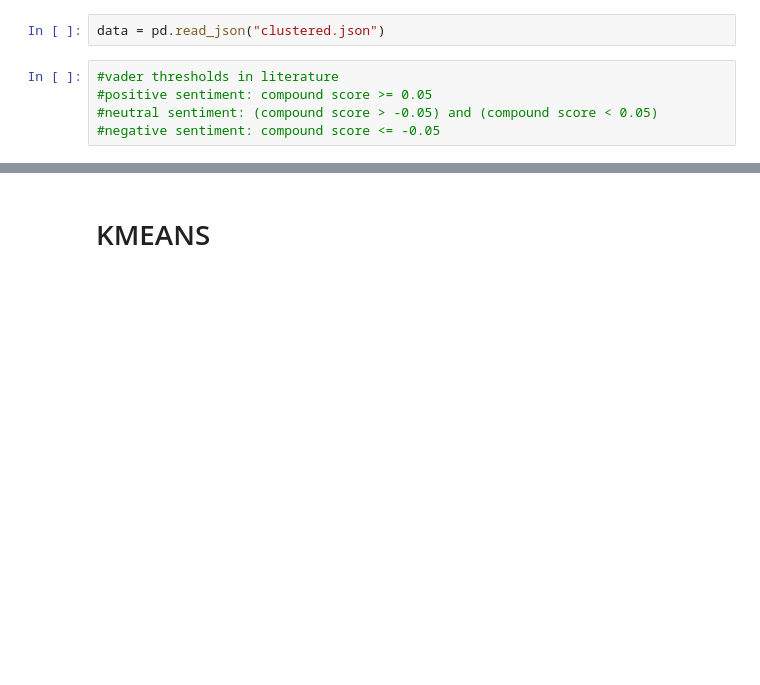
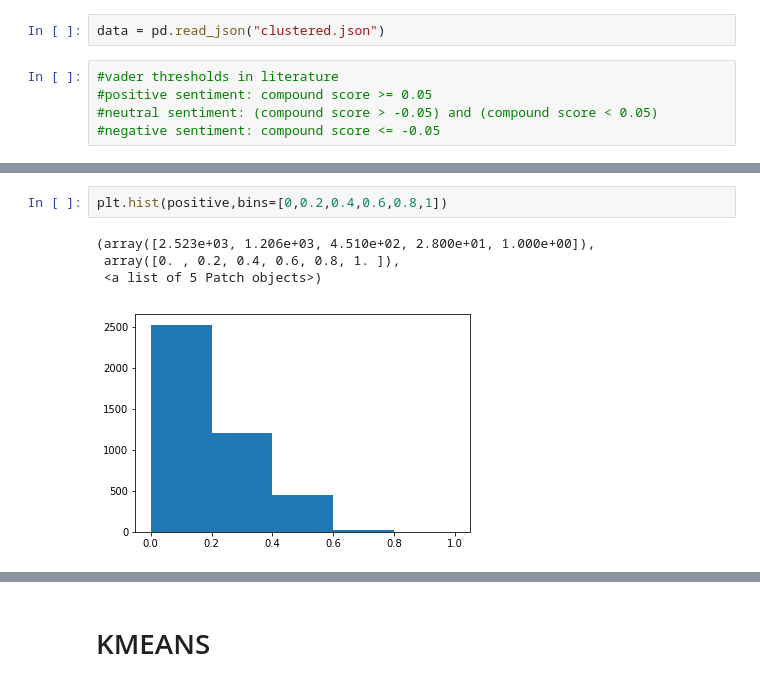
Before and after one commit to Gneur11/TextAnalytics, a Jupyter notebook: clusterAttempt.ipynb, the cells around one changed output, grey strips where cells are left out. Saved outputs shown, nothing was run; the diff lists cells and outputs as text; blank space fills up the shorter version.

```diff
--- a/clusterAttempt.ipynb
+++ b/clusterAttempt.ipynb
@@ -47,0 +51,7 @@ data["vaderScore"] = scores
+# %%
+plt.hist(positive,bins=[0,0.2,0.4,0.6,0.8,1])
+# %% [output]
+(array([2.523e+03, 1.206e+03, 4.510e+02, 2.800e+01, 1.000e+00]),
+ array([0. , 0.2, 0.4, 0.6, 0.8, 1. ]),
+ <a list of 5 Patch objects>)
+[figure, added]
```
Also changed, not shown: parts of 20 cells of this notebook.
